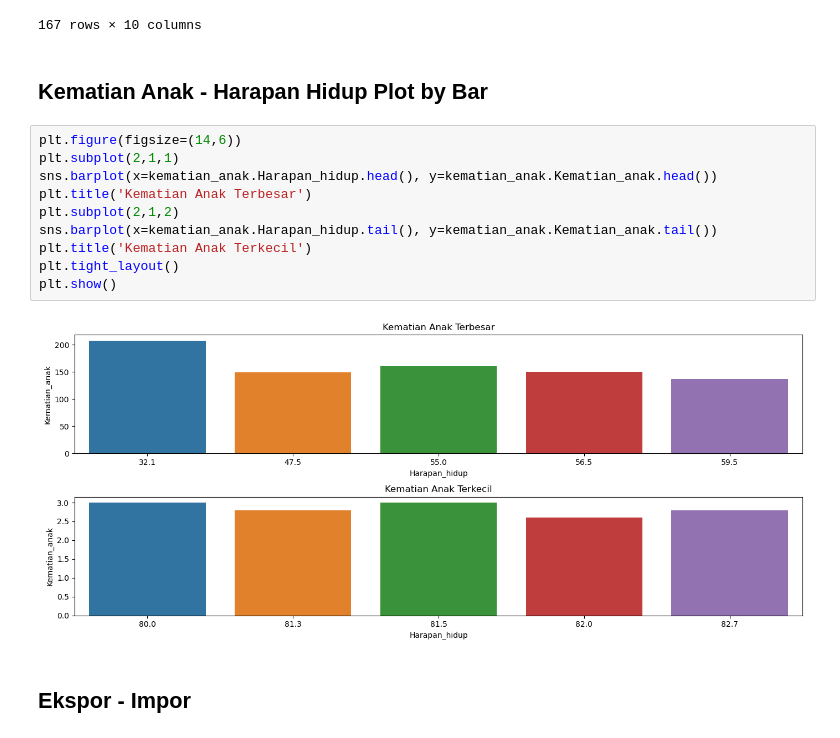
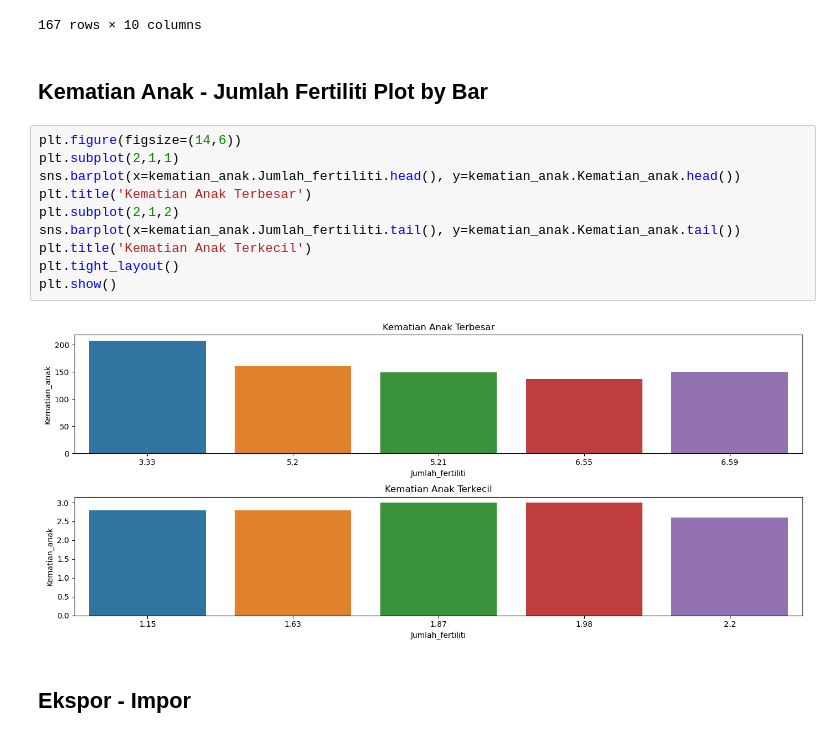
Before and after one commit to movetoheaven/Sanber_DataScience_Python, a Jupyter notebook: finalproject/final_project.ipynb, the cells around one changed output. Saved outputs shown, nothing was run; the diff lists cells and outputs as text.

```diff
--- a/finalproject/final_project.ipynb
+++ b/finalproject/final_project.ipynb
@@ -153,19 +136,19 @@ kematian_anak
 | 68 | Iceland | 2.6 | 53.4 | 9.40 | 43.3 | 38800 | 5.470 | 82.0 | ... |
 167 rows × 10 columns
 # %% [markdown]
-<h2>Kematian Anak - Harapan Hidup Plot by Bar </h2>
+<h2>Kematian Anak - Jumlah Fertiliti Plot by Bar </h2>
 # %%
 plt.figure(figsize=(14,6))
 plt.subplot(2,1,1)
-sns.barplot(x=kematian_anak.Harapan_hidup.head(), y=kematian_anak.Kematian_anak.head())
+sns.barplot(x=kematian_anak.Jumlah_fertiliti.head(), y=kematian_anak.Kematian_anak.head())
 plt.title('Kematian Anak Terbesar')
 plt.subplot(2,1,2)
-sns.barplot(x=kematian_anak.Harapan_hidup.tail(), y=kematian_anak.Kematian_anak.tail())
+sns.barplot(x=kematian_anak.Jumlah_fertiliti.tail(), y=kematian_anak.Kematian_anak.tail())
 plt.title('Kematian Anak Terkecil')
 plt.tight_layout()
 plt.show()
 # %% [output]
-[figure, old version]
+[figure, new version]
 # %% [markdown]
 <h2>Ekspor - Impor</h2>
 # %%
```
Also changed, not shown: parts of 6 cells of this notebook.
